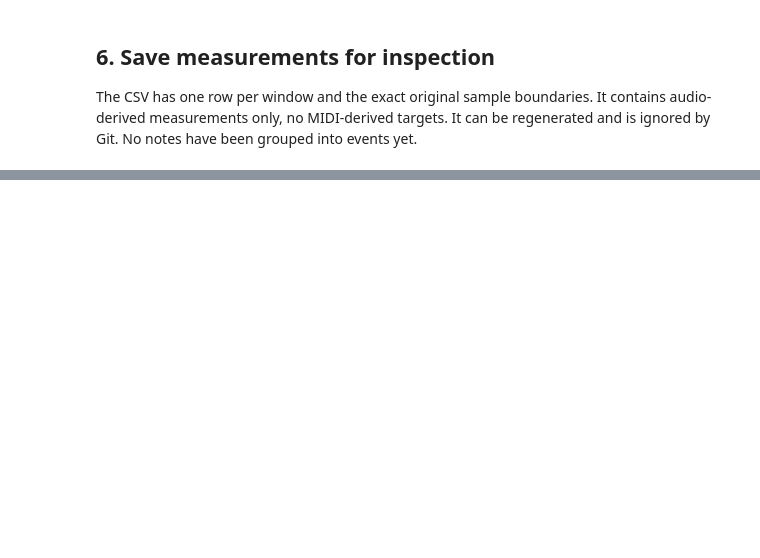
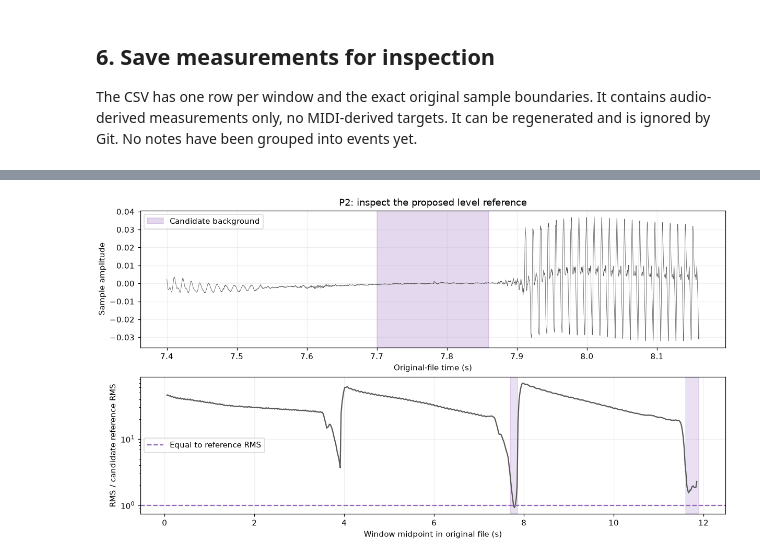
Before and after one commit to wesley-hawes/Guitar_ML, a Jupyter notebook: 04_tracking_pitch.ipynb, the cells around one changed output, grey strips where cells are left out. Saved outputs shown, nothing was run; the diff lists cells and outputs as text; code cells hidden in the pictures; blank space fills up the shorter version.

```diff
--- a/04_tracking_pitch.ipynb
+++ b/04_tracking_pitch.ipynb
@@ -223,0 +333,27 @@ Dataset: Pedroza et al., *Guitar-TECHS*, ICASSP 2025,
+# %%
+background_fig, background_axes = plt.subplots(
+    2, 1, figsize=(11, 6), constrained_layout=True)
+zoom_start = max(excerpt_start_sample, background_start_sample - round(0.30 * sample_rate))
+zoom_stop = min(excerpt_stop_sample, background_stop_sample + round(0.30 * sample_rate))
+zoom_indices = np.arange(zoom_start, zoom_stop)
+background_axes[0].plot(
+    zoom_indices / sample_rate, signal[zoom_indices - excerpt_start_sample],
+    color="0.35", linewidth=0.5)
+background_axes[0].axvspan(background_start_seconds, background_stop_seconds,
+                           color="tab:purple", alpha=0.25, label="Candidate background")
+background_axes[0].set(ylabel="Sample amplitude", xlabel="Original-file time (s)",
+                       title=f"{player}: inspect the proposed level reference")
+background_axes[0].legend()
+background_axes[1].plot(times, level_ratio, color="0.35")
+background_axes[1].axhline(1, color="tab:purple", linestyle="--", label="Equal to reference RMS")
+for first, last in [(background_start_seconds, background_stop_seconds), (11.60, 11.90)]:
+    background_axes[1].axvspan(first, last, color="tab:purple", alpha=0.2)
+background_axes[1].set(yscale="log", ylabel="RMS / candidate reference RMS",
+                       xlabel="Window midpoint in original file (s)")
+background_axes[1].legend()
+for ax in background_axes:
+    ax.grid(alpha=0.2)
+background_fig.savefig(output_folder / f"{dataset_folder.name}_background_comparison.png", dpi=150)
+plt.show()
+# %% [output]
+[figure, added]
```
Also changed, not shown: parts of 21 cells of this notebook, 9 other files.
